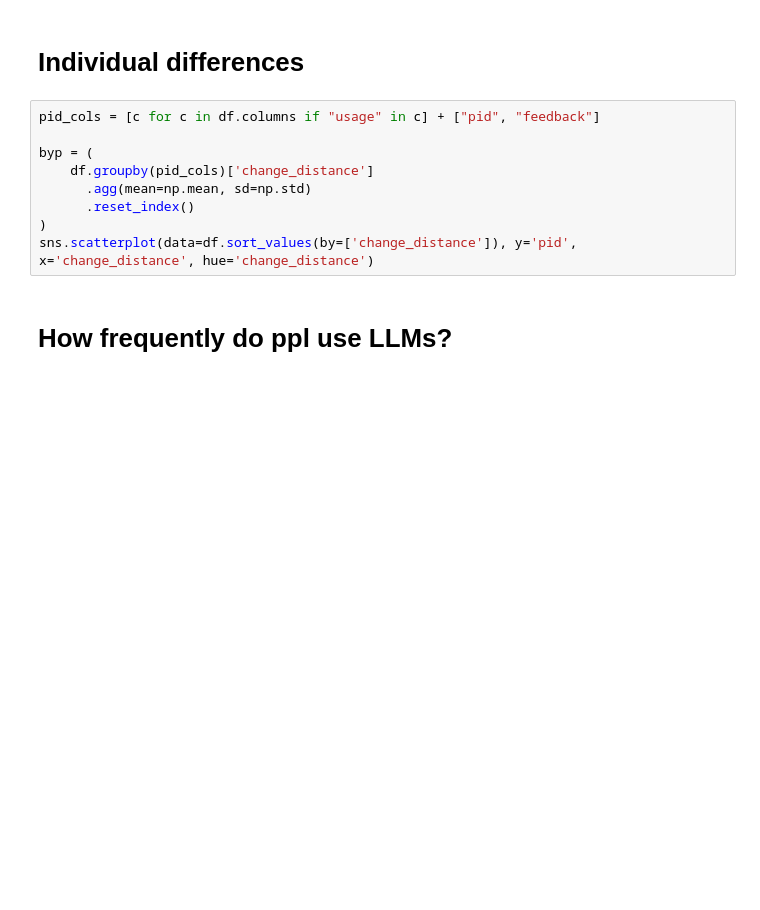
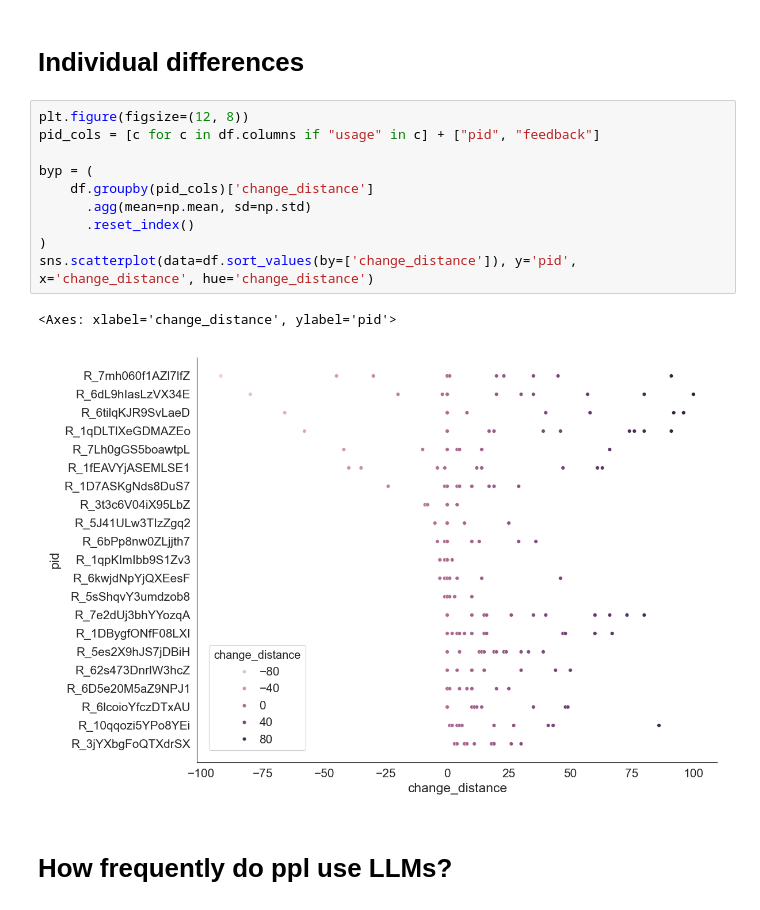
Before and after one commit to josh-ashkinaze/ssl, a Jupyter notebook: study2/6.3_analyze_init_norm_pilot.ipynb, the cells around one changed output. Drawn from its saved outputs; the diff is of its cells as text; blank space fills up the shorter version.

```diff
--- a/study2/6.3_analyze_init_norm_pilot.ipynb
+++ b/study2/6.3_analyze_init_norm_pilot.ipynb
@@ -521,14 +538,18 @@ plt.show()
 # %% [markdown]
 # Individual differences
 # %%
+plt.figure(figsize=(12, 8))
 pid_cols = [c for c in df.columns if "usage" in c] + ["pid", "feedback"]
 
 byp = (
     df.groupby(pid_cols)['change_distance']
       .agg(mean=np.mean, sd=np.std)
       .reset_index()
 )
 sns.scatterplot(data=df.sort_values(by=['change_distance']), y='pid', x='change_distance', hue='change_distance')
+# %% [output]
+<Axes: xlabel='change_distance', ylabel='pid'>
+[figure, added]
 # %% [markdown]
 # How frequently do ppl use LLMs?
 # %%
```
Also changed, not shown: parts of 27 cells of this notebook.
